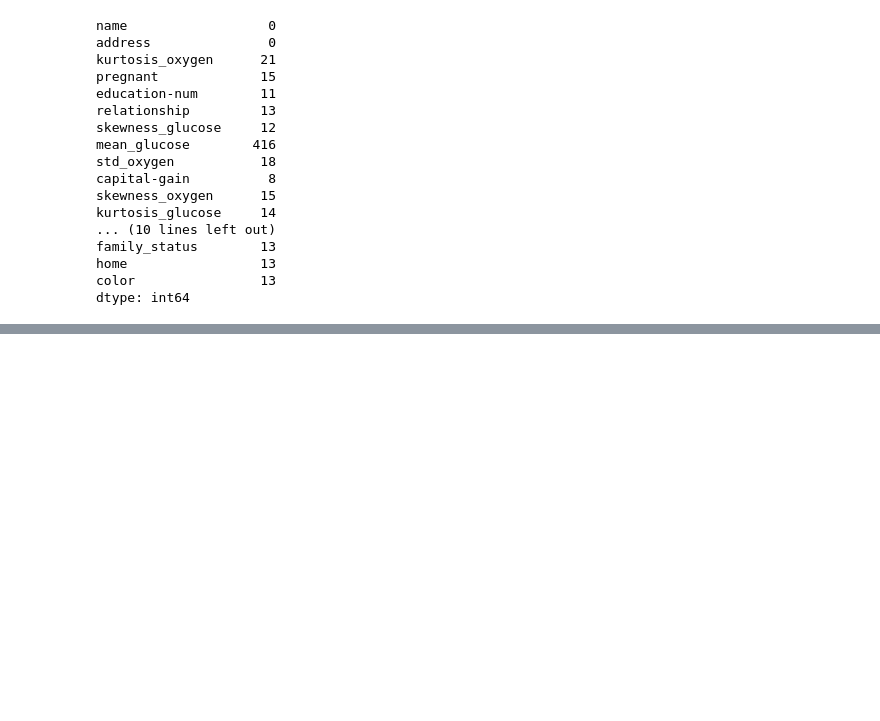
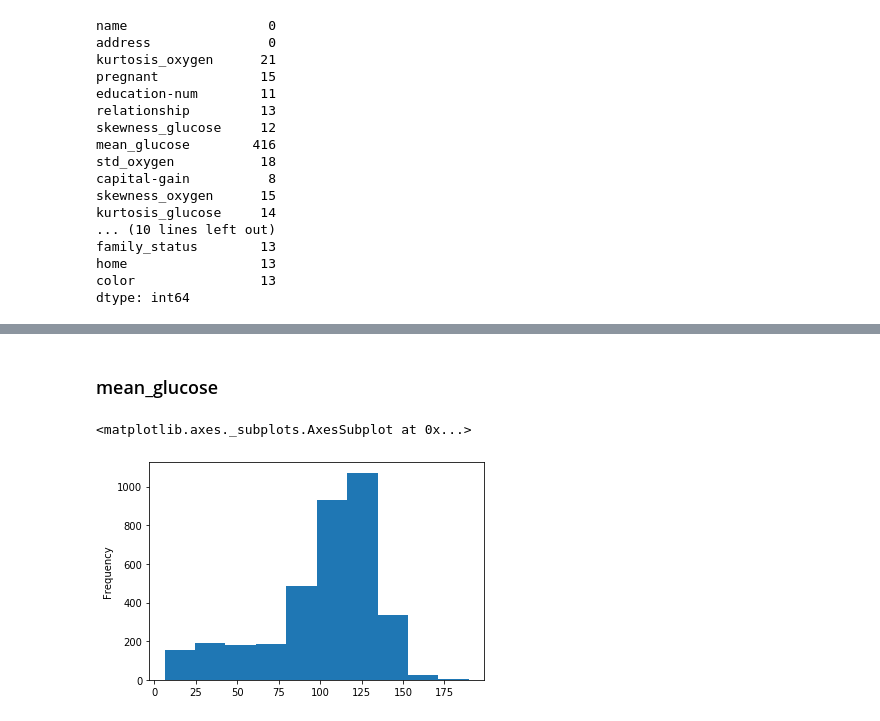
Before and after one commit to xheban/IAU-projekt, a Jupyter notebook: Projekt.ipynb, the cells around one changed output, grey strips where cells are left out. Cells and saved outputs as stored; diff of their text form; code cells hidden in the pictures; blank space fills up the shorter version.

```diff
--- a/Projekt.ipynb
+++ b/Projekt.ipynb
@@ -352,0 +385,7 @@ Tento dataset má množstvo nevyplnených údajov, najviac chýbajúcich je pre
+# %% [markdown]
+### mean_glucose
+# %%
+other_train["mean_glucose"].plot.hist()
+# %% [output]
+<matplotlib.axes._subplots.AxesSubplot at 0x...>
+[figure, added]
```
Also changed, not shown: parts of 55 cells of this notebook.
